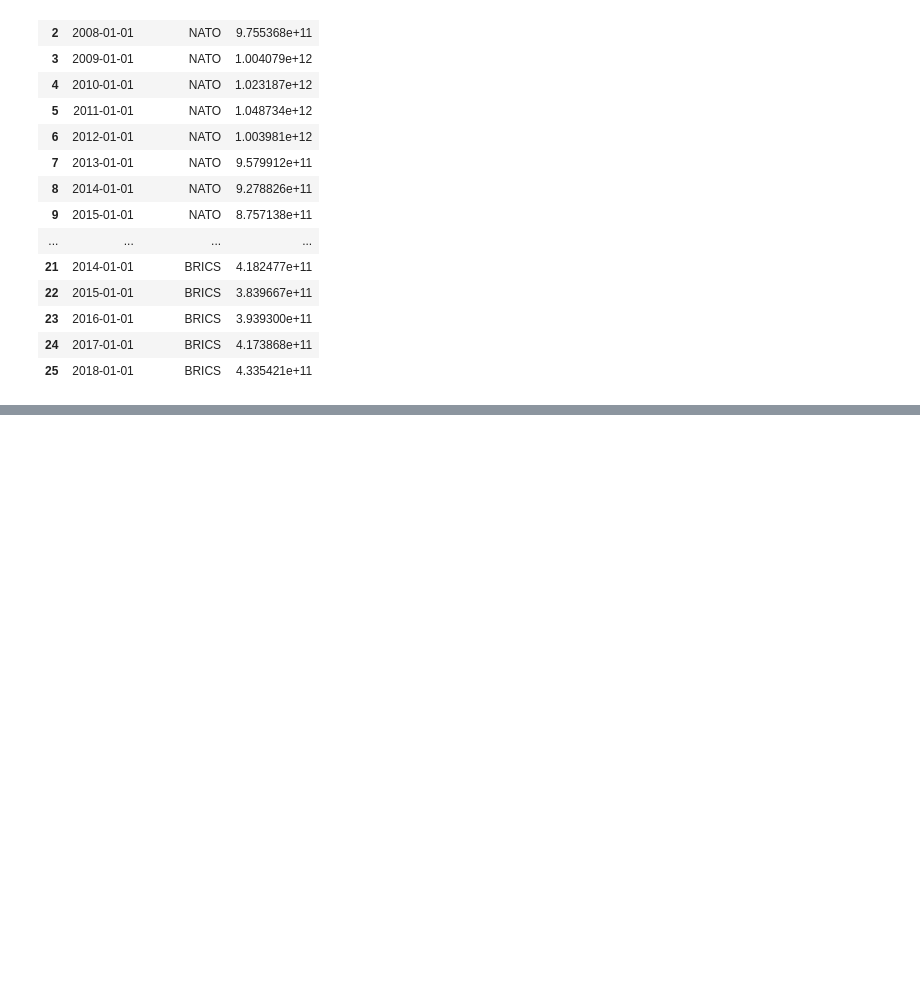
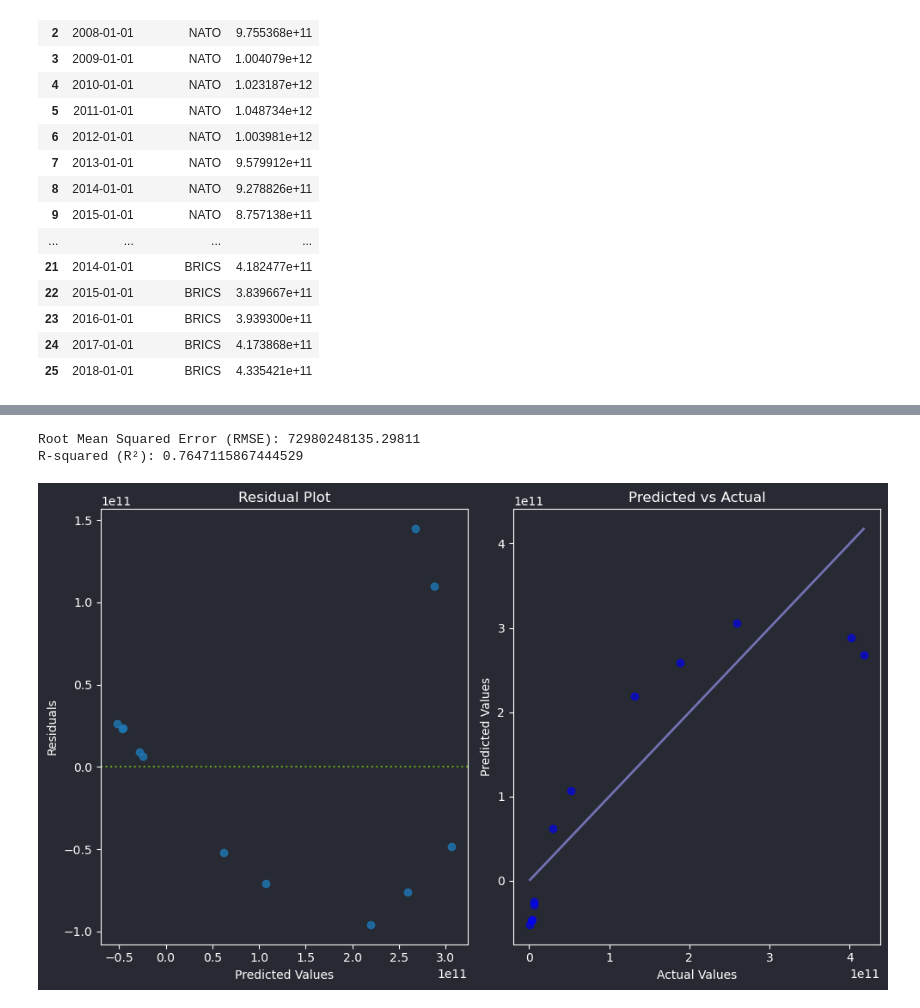
Before and after one commit to tylerzonk/mil_expend, a Jupyter notebook: main.ipynb, the cells around one changed output, grey strips where cells are left out. Drawn from its saved outputs; the diff is of its cells as text; code cells hidden in the pictures; blank space fills up the shorter version.

Commit message:
graphs

```diff
--- a/main.ipynb
+++ b/main.ipynb
@@ -506,3 +486,37 @@ pipeline = Pipeline([
 pipeline.fit(X_train, y_train)
 
 y_pred = pipeline.predict(X_test)
+
+rmse = np.sqrt(mean_squared_error(y_test, y_pred))
+
+r2 = r2_score(y_test, y_pred)
+
+print(f"Root Mean Squared Error (RMSE): {rmse}")
+print(f"R-squared (R²): {r2}")
+# %% [output]
+Root Mean Squared Error (RMSE): 72980248135.29811
+R-squared (R²): 0.7647115867444529
+# %%
+residuals = y_test - y_pred
+
+plt.figure(figsize=(10, 6))
+plt.subplot(1, 2, 1)
+sns.residplot(x=y_pred, y=residuals, line_kws={'color': 'red', 'lw': 1})
+plt.title('Residual Plot')
+plt.xlabel('Predicted Values')
+plt.ylabel('Residuals')
+c.customize_graph(plt.gca())
+
+plt.subplot(1, 2, 2)
+plt.scatter(y_test, y_pred, alpha=0.6, color='b')
+plt.plot([y_test.min(), y_test.max()], [y_test.min(), y_test.max()], color='red', lw=2)  # 45-degree line
+plt.title('Predicted vs Actual')
+plt.xlabel('Actual Values')
+plt.ylabel('Predicted Values')
+
+plt.tight_layout()
+
+c.customize_graph(plt.gca())
+plt.show()
+# %% [output]
+[figure, added]
```
Also changed, not shown: parts of 2 cells of this notebook.
